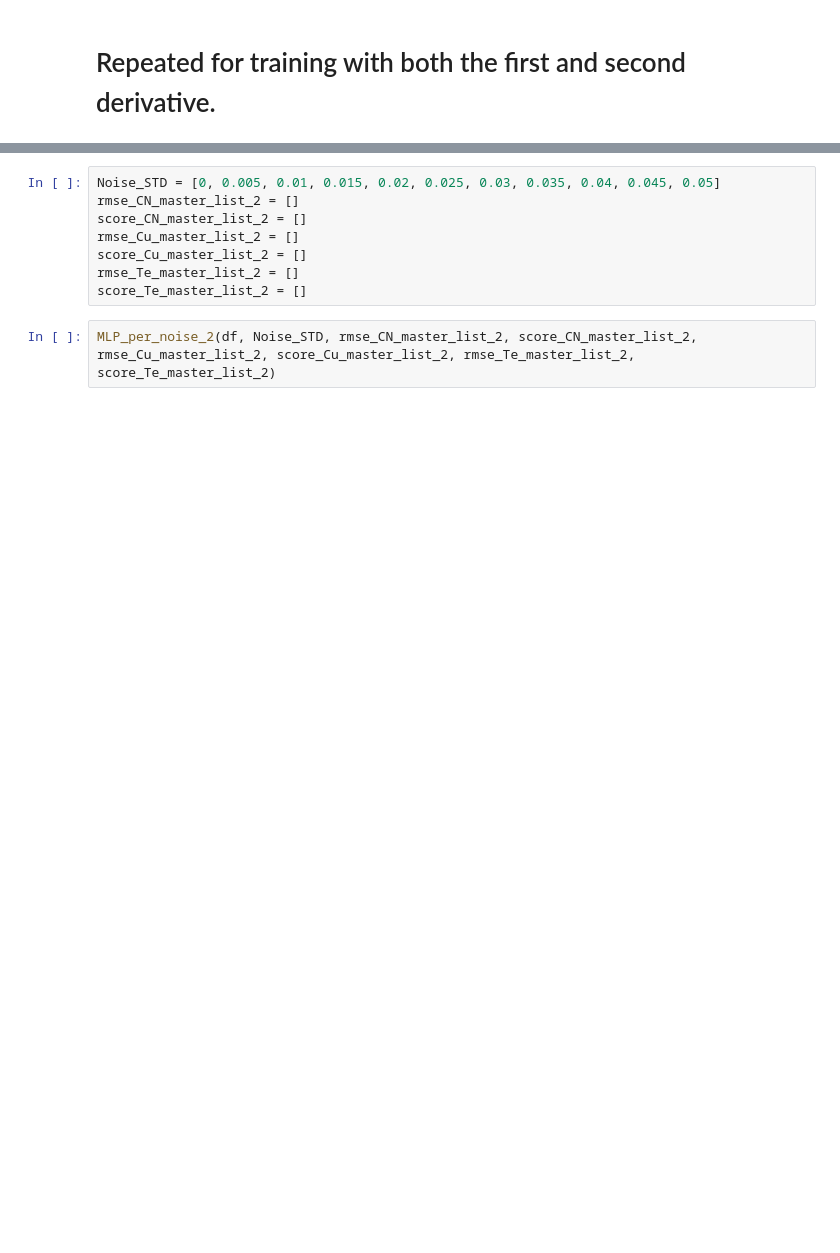
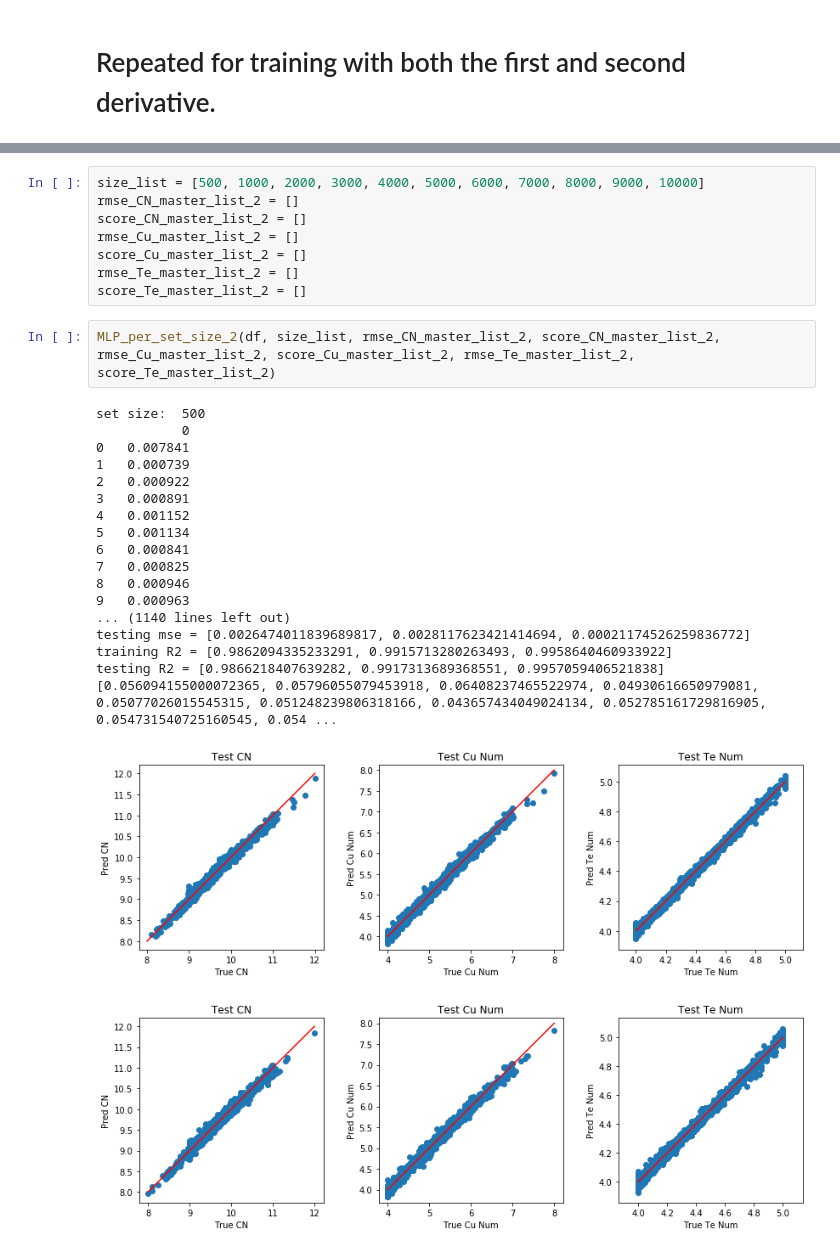
Before and after one commit to PredictXANES/XANES_Capstone, a Jupyter notebook: examples/MLPRegressor_lbfgs_0noise.ipynb, the cells around one changed output, grey strips where cells are left out. Cells and saved outputs as stored; diff of their text form; blank space fills up the shorter version.

```diff
--- a/examples/MLPRegressor_lbfgs_0noise.ipynb
+++ b/examples/MLPRegressor_lbfgs_0noise.ipynb
@@ -243,10 +337,30 @@ print(rmse_CN_master_list_1_2)
-# %%
-Noise_STD = [0, 0.005, 0.01, 0.015, 0.02, 0.025, 0.03, 0.035, 0.04, 0.045, 0.05]
-rmse_CN_master_list_2 = []
-score_CN_master_list_2 = []
-rmse_Cu_master_list_2 = []
-score_Cu_master_list_2 = []
-rmse_Te_master_list_2 = []
-score_Te_master_list_2 = []
+# %%
+size_list = [500, 1000, 2000, 3000, 4000, 5000, 6000, 7000, 8000, 9000, 10000]
+rmse_CN_master_list_2 = []
+score_CN_master_list_2 = []
+rmse_Cu_master_list_2 = []
+score_Cu_master_list_2 = []
+rmse_Te_master_list_2 = []
+score_Te_master_list_2 = []
 # %%
-MLP_per_noise_2(df, Noise_STD, rmse_CN_master_list_2, score_CN_master_list_2, rmse_Cu_master_list_2, score_Cu_master_list_2, rmse_Te_master_list_2, score_Te_master_list_2)
+MLP_per_set_size_2(df, size_list, rmse_CN_master_list_2, score_CN_master_list_2, rmse_Cu_master_list_2, score_Cu_master_list_2, rmse_Te_master_list_2, score_Te_master_list_2)
+# %% [output]
+set size:  500
+           0
+0   0.007841
+1   0.000739
+2   0.000922
+3   0.000891
+4   0.001152
+5   0.001134
+6   0.000841
+7   0.000825
+8   0.000946
+9   0.000963
+... (1140 lines left out)
+testing mse = [0.0026474011839689817, 0.0028117623421414694, 0.00021174526259836772]
+training R2 = [0.9862094335233291, 0.9915713280263493, 0.9958640460933922]
+testing R2 = [0.9866218407639282, 0.9917313689368551, 0.9957059406521838]
+[0.056094155000072365, 0.05796055079453918, 0.06408237465522974, 0.04930616650979081, 0.05077026015545315, 0.051248239806318166, 0.043657434049024134, 0.052785161729816905, 0.054731540725160545, 0.054 ...
+[figure, added]
+[figure, added]
```
Also changed, not shown: parts of 16 cells of this notebook.
